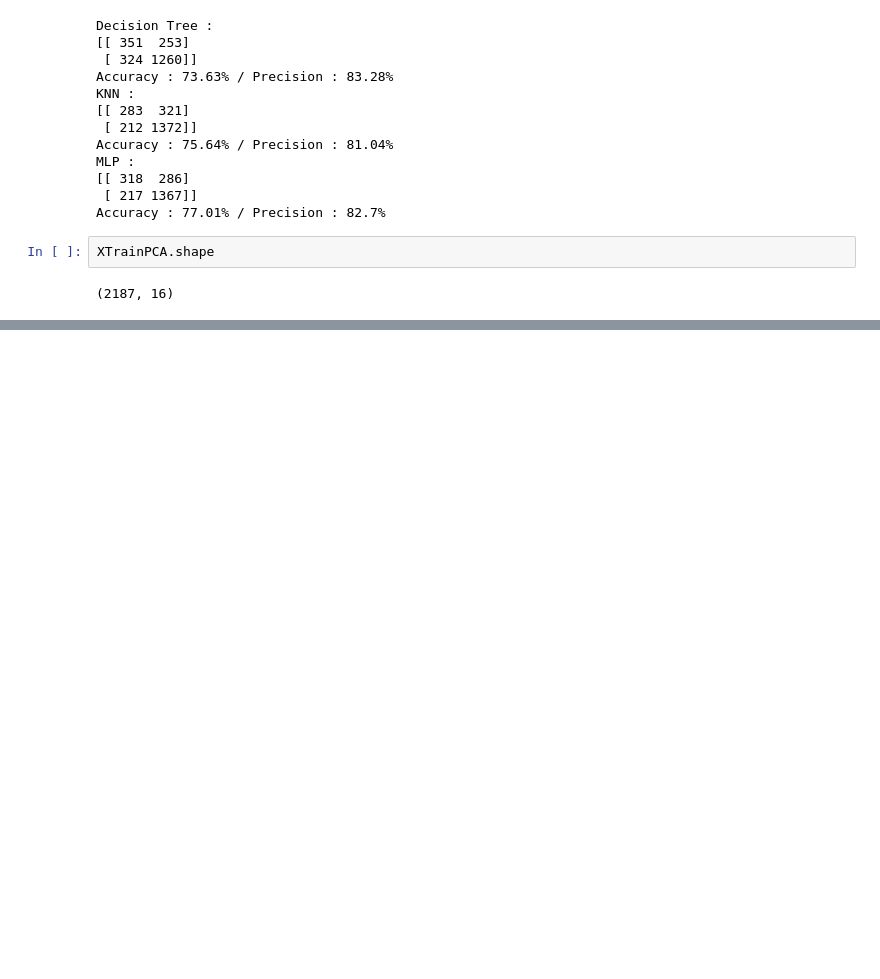
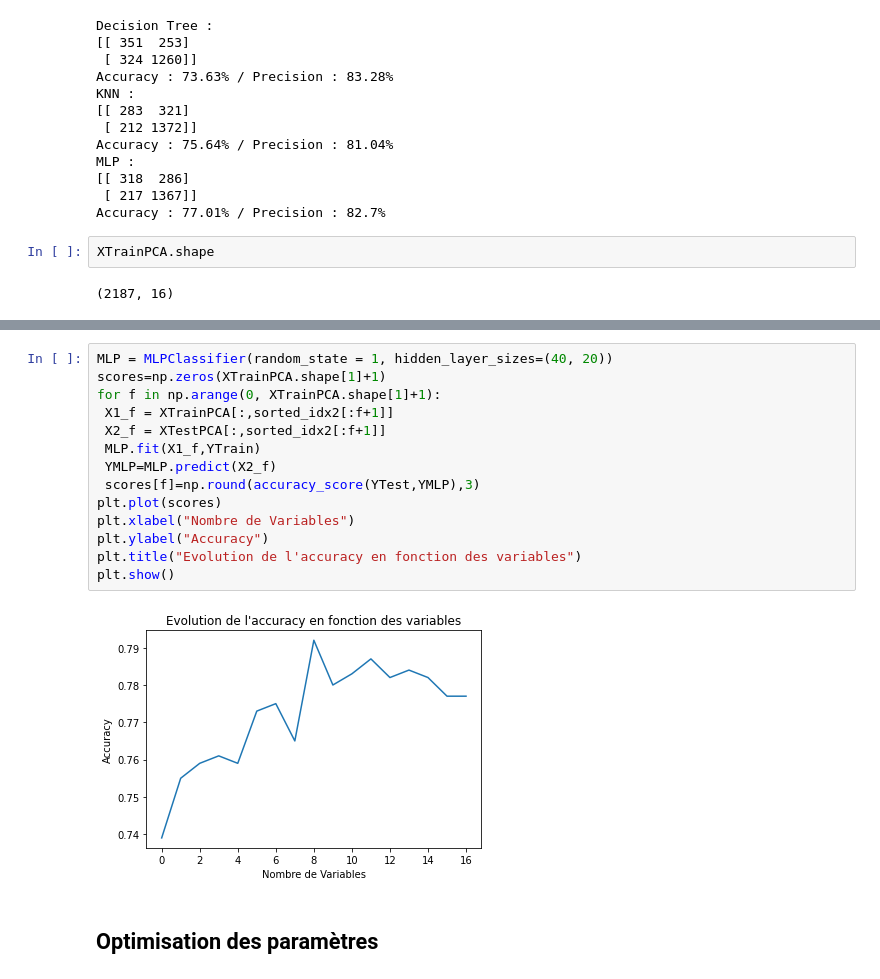
Before and after one commit to Kcrach/TP_AS, a Jupyter notebook: TP-AS/TP_AS_GUILLOTIN_ALCARAZ.ipynb, the cells around one changed output, grey strips where cells are left out. Cells and saved outputs as stored; diff of their text form; blank space fills up the shorter version.

```diff
--- a/TP-AS/TP_AS_GUILLOTIN_ALCARAZ.ipynb
+++ b/TP-AS/TP_AS_GUILLOTIN_ALCARAZ.ipynb
@@ -150,0 +208,18 @@ XTrainPCA.shape
+# %%
+MLP = MLPClassifier(random_state = 1, hidden_layer_sizes=(40, 20))
+scores=np.zeros(XTrainPCA.shape[1]+1)
+for f in np.arange(0, XTrainPCA.shape[1]+1):
+ X1_f = XTrainPCA[:,sorted_idx2[:f+1]]
+ X2_f = XTestPCA[:,sorted_idx2[:f+1]]
+ MLP.fit(X1_f,YTrain)
+ YMLP=MLP.predict(X2_f)
+ scores[f]=np.round(accuracy_score(YTest,YMLP),3)
+plt.plot(scores)
+plt.xlabel("Nombre de Variables")
+plt.ylabel("Accuracy")
+plt.title("Evolution de l'accuracy en fonction des variables")
+plt.show()
+# %% [output]
+[figure, added]
+# %% [markdown]
+## Optimisation des paramètres
```
Also changed, not shown: parts of 51 cells of this notebook, 2 other files.
